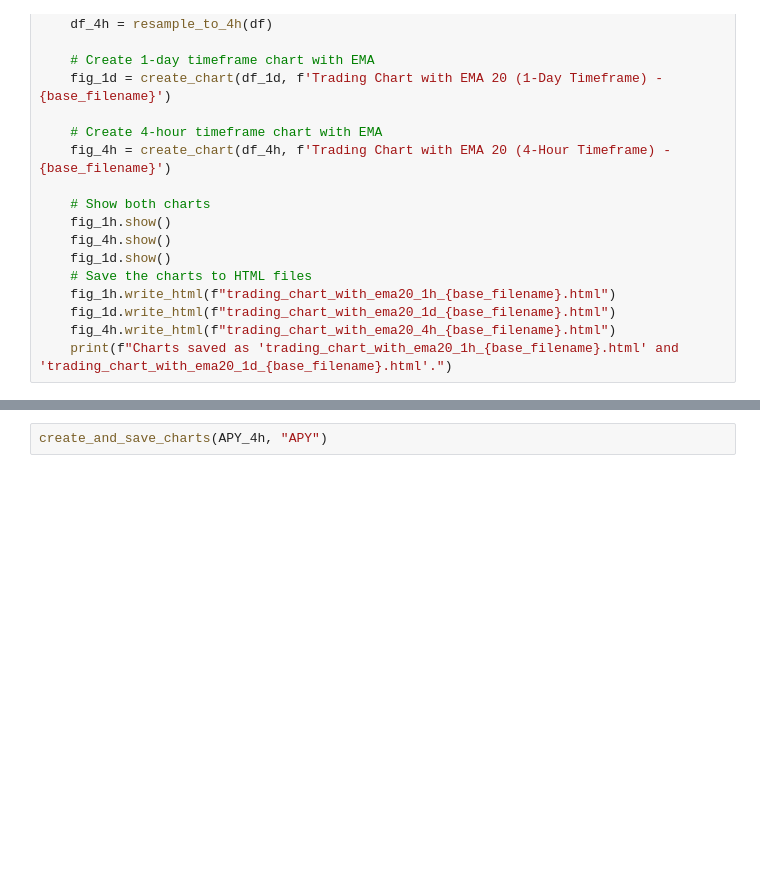
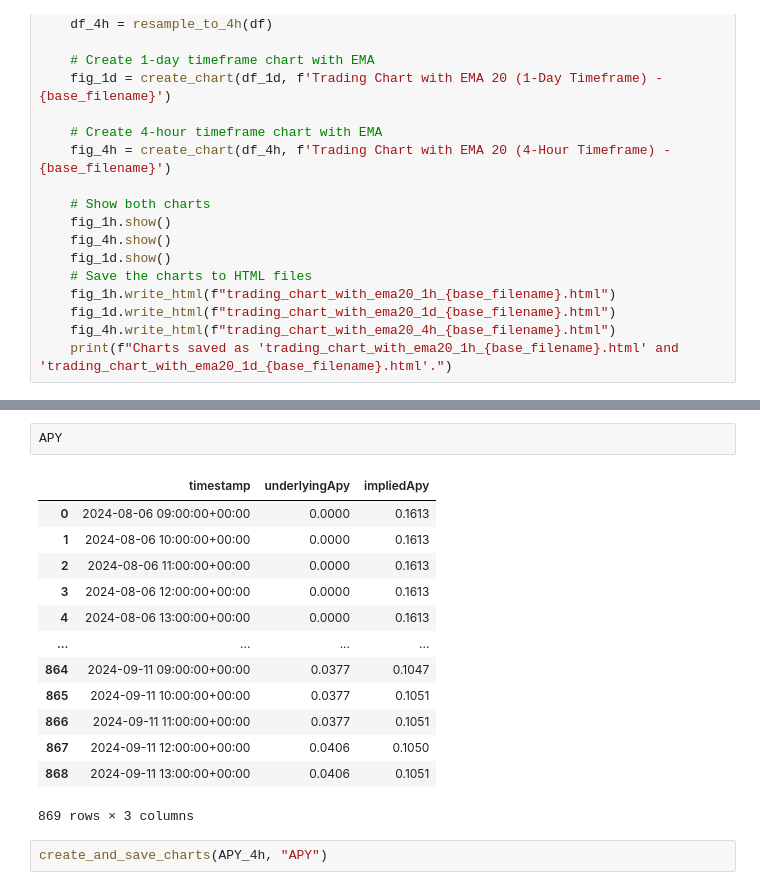
Before and after one commit to DavidbigC/Pendle-PT-Trading-Tool, a Jupyter notebook: PT trading.ipynb, the cells around one changed output, grey strips where cells are left out. Cells and saved outputs as stored; diff of their text form; blank space fills up the shorter version.

```diff
--- a/PT trading.ipynb
+++ b/PT trading.ipynb
@@ -558,3 +608,19 @@ APY_4h = convert_to_ohlc_4h(APY, dfPT)
+# %%
+APY
+# %% [output]
+|  | timestamp | underlyingApy | impliedApy |
+| 0 | 2024-08-06 09:00:00+00:00 | 0.0000 | 0.1613 |
+| 1 | 2024-08-06 10:00:00+00:00 | 0.0000 | 0.1613 |
+| 2 | 2024-08-06 11:00:00+00:00 | 0.0000 | 0.1613 |
+| 3 | 2024-08-06 12:00:00+00:00 | 0.0000 | 0.1613 |
+| 4 | 2024-08-06 13:00:00+00:00 | 0.0000 | 0.1613 |
+| ... | ... | ... | ... |
+| 864 | 2024-09-11 09:00:00+00:00 | 0.0377 | 0.1047 |
+| 865 | 2024-09-11 10:00:00+00:00 | 0.0377 | 0.1051 |
+| 866 | 2024-09-11 11:00:00+00:00 | 0.0377 | 0.1051 |
+| 867 | 2024-09-11 12:00:00+00:00 | 0.0406 | 0.1050 |
+| 868 | 2024-09-11 13:00:00+00:00 | 0.0406 | 0.1051 |
+869 rows × 3 columns
 # %%
 create_and_save_charts(APY_4h, "APY")
 # %% [output]
```
Also changed, not shown: parts of 10 cells of this notebook, 6 other files.
